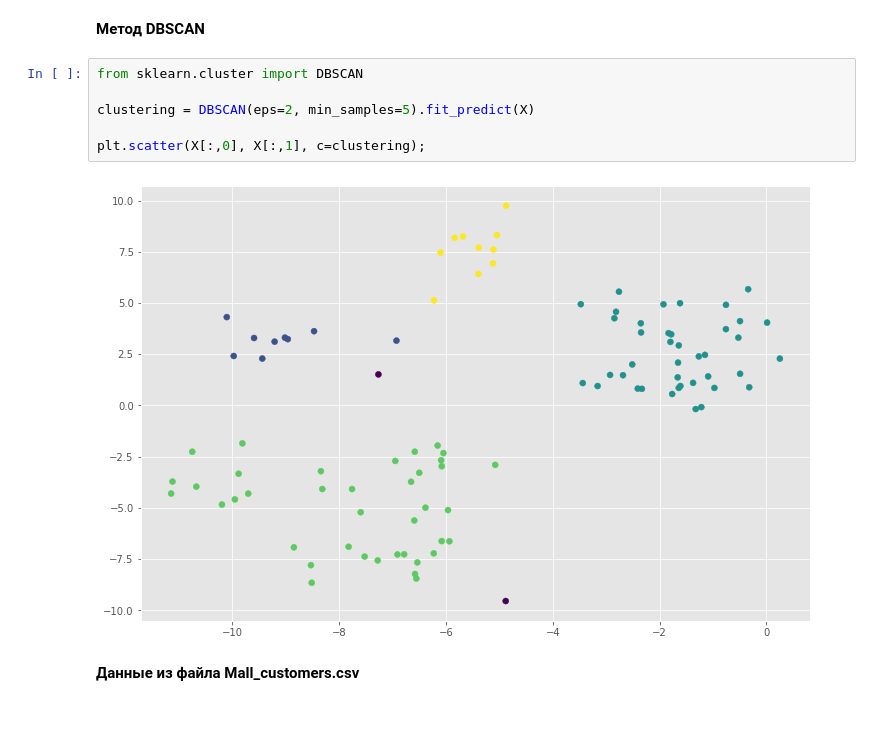
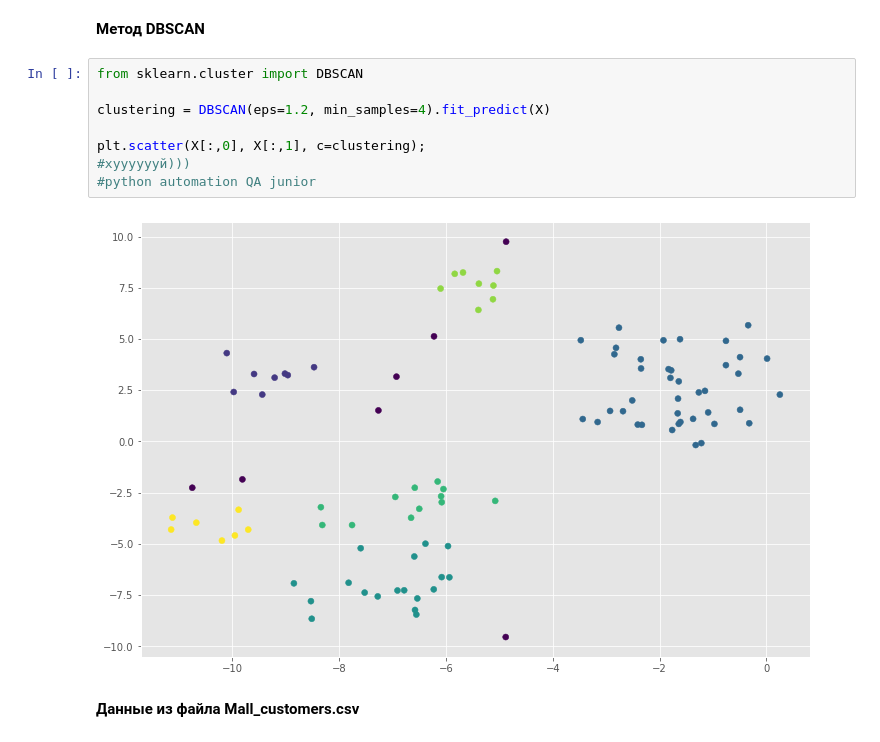
Before and after one commit to avetodef/modern-data-analysis-tools-itmo, a Jupyter notebook: lab1_siad.ipynb, the cells around one changed output. Cells and saved outputs as stored; diff of their text form.

```diff
--- a/lab1_siad.ipynb
+++ b/lab1_siad.ipynb
@@ -55,11 +55,13 @@ plt.scatter(X[:,0], X[:,1], c=labels)
 # %%
 from sklearn.cluster import DBSCAN
 
-clustering = DBSCAN(eps=2, min_samples=5).fit_predict(X)
+clustering = DBSCAN(eps=1.2, min_samples=4).fit_predict(X)
 
 plt.scatter(X[:,0], X[:,1], c=clustering);
+#хууууууй)))
+#python automation QA junior
 # %% [output]
-[figure, old version]
+[figure, new version]
 # %% [markdown]
 **Данные из файла Mall_customers.csv**
 # %% [markdown]
```
Also changed, not shown: parts of 3 cells of this notebook.
